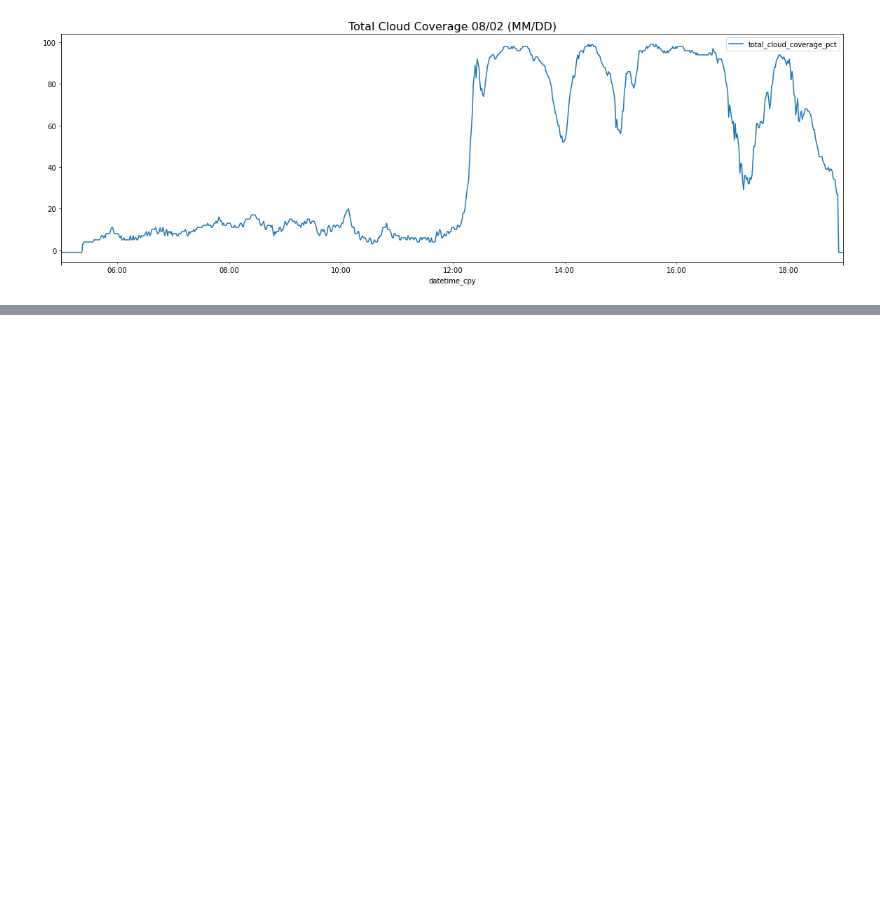
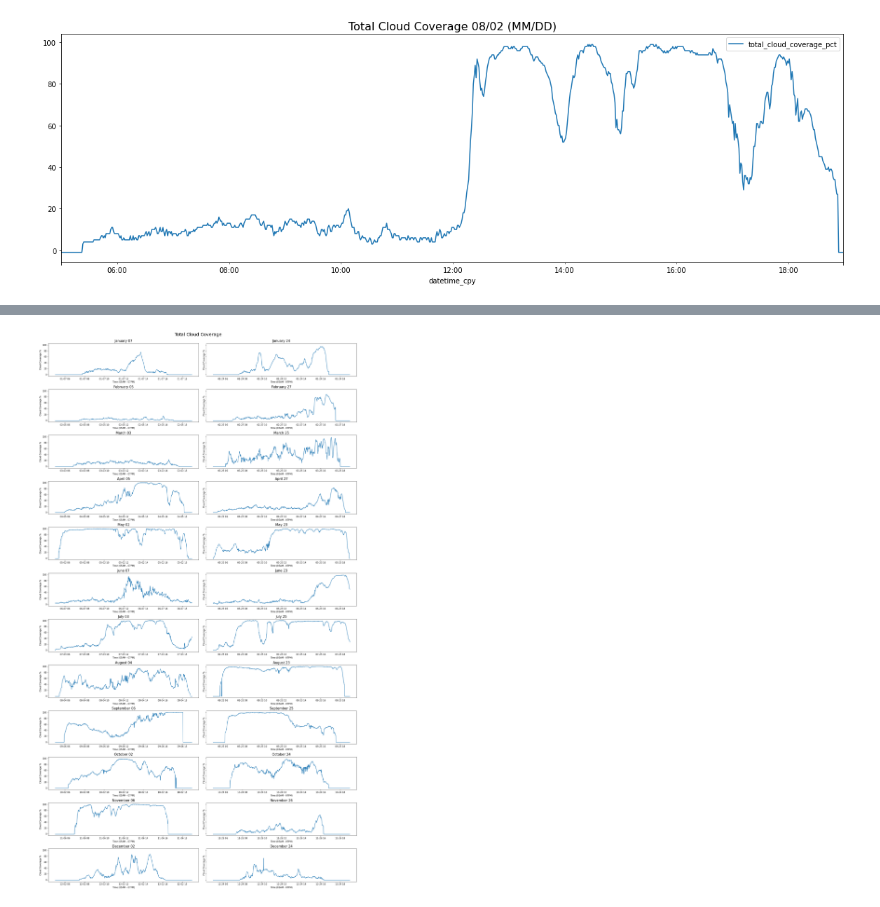
Before and after one commit to mrutyunjay17/solar-cloud-coverage-prediction, a Jupyter notebook: data_analysis.ipynb, the cells around one changed output, grey strips where cells are left out. Cells and saved outputs as stored; diff of their text form; code cells hidden in the pictures; blank space fills up the shorter version.

```diff
--- a/data_analysis.ipynb
+++ b/data_analysis.ipynb
@@ -453,0 +438,27 @@ plt.plot(predictions.values)
+# %%
+def plot_two_days_cloud_coverage(days, monthidx, axes):
+    days = days[:2] #only considering 2 days per month
+
+    month = monthidx + 1
+
+    for itr, day in enumerate(days):
+        temp_plot_df = weather_df.loc[weather_df['month'] == month, :] \
+                  .loc[(weather_df['day'] == day) & (weather_df.datetime_cpy.dt.hour > 4) &  (weather_df.datetime_cpy.dt.hour < 19), :]
+        axes[monthidx][itr].plot(temp_plot_df['datetime_cpy'], temp_plot_df['total_cloud_coverage_pct'])
+        axes[monthidx][itr].set_title("%s %02d" % (MONTH_LABELS[monthidx], day), fontsize=15)
+        axes[monthidx][itr].set_xlabel("Time (05AM - 07PM)")
+        axes[monthidx][itr].set_ylabel("Cloud Coverage %")
+# %%
+#Since Feb's date range is 1-28, keeping last week ranged between 21-28
+MONTH_FIRST_WEEK, MONTH_LAST_WEEK = range(1,8), range(21,28)
+
+np.random.seed(42)
+
+fig, axes = plt.subplots(nrows=12, ncols=2, figsize=(20, 35), constrained_layout=True, sharey=True)
+fig.suptitle("Total Cloud Coverage", fontsize=20)
+
+for monthidx, _ in enumerate(MONTH_LABELS):
+    two_random_days = [np.random.choice(MONTH_FIRST_WEEK), np.random.choice(MONTH_LAST_WEEK)]
+    plot_two_days_cloud_coverage(two_random_days, monthidx, axes)
+# %% [output]
+[figure, added]
```
Also changed, not shown: parts of 6 cells of this notebook.
